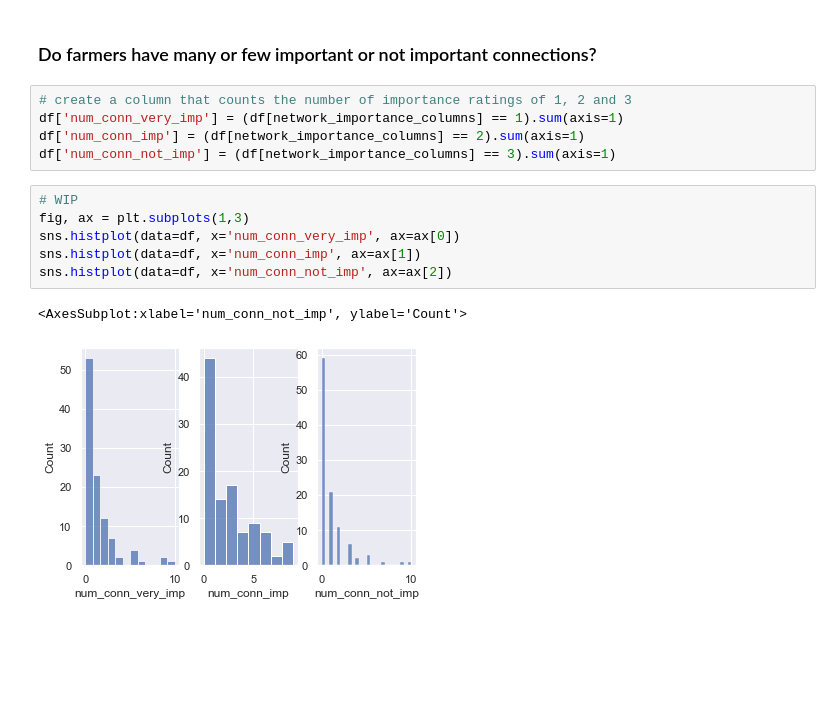
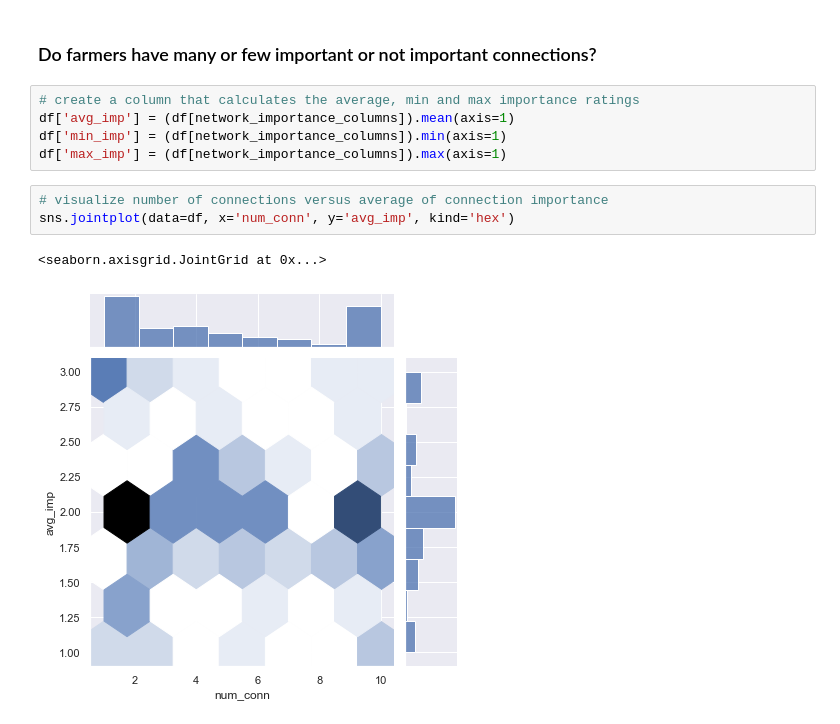
Before and after one commit to brooke-l-hawkins/Capstone-Climate-Mitigation, a Jupyter notebook: code/notebooks/05-blh-connection-visualizations.ipynb, the cells around one changed output. Saved outputs shown, nothing was run; the diff lists cells and outputs as text; blank space fills up the shorter version.

Commit message:
complete number vs. strength of connections vis

```diff
--- a/code/notebooks/05-blh-connection-visualizations.ipynb
+++ b/code/notebooks/05-blh-connection-visualizations.ipynb
@@ -81,16 +81,13 @@ There is a positive relationship here, but there's a range to completion times a
 # %% [markdown]
 ### Do farmers have many or few important or not important connections?
 # %%
-# create a column that counts the number of importance ratings of 1, 2 and 3
-df['num_conn_very_imp'] = (df[network_importance_columns] == 1).sum(axis=1)
-df['num_conn_imp'] = (df[network_importance_columns] == 2).sum(axis=1)
-df['num_conn_not_imp'] = (df[network_importance_columns] == 3).sum(axis=1)
+# create a column that calculates the average, min and max importance ratings
+df['avg_imp'] = (df[network_importance_columns]).mean(axis=1)
+df['min_imp'] = (df[network_importance_columns]).min(axis=1)
+df['max_imp'] = (df[network_importance_columns]).max(axis=1)
-# %%
-# WIP
-fig, ax = plt.subplots(1,3)
-sns.histplot(data=df, x='num_conn_very_imp', ax=ax[0])
-sns.histplot(data=df, x='num_conn_imp', ax=ax[1])
-sns.histplot(data=df, x='num_conn_not_imp', ax=ax[2])
-# %% [output]
-<AxesSubplot:xlabel='num_conn_not_imp', ylabel='Count'>
-[figure, removed]
+# %%
+# visualize number of connections versus average of connection importance
+sns.jointplot(data=df, x='num_conn', y='avg_imp', kind='hex')
+# %% [output]
+<seaborn.axisgrid.JointGrid at 0x...>
+[figure, added]
```
Also changed, not shown: parts of 7 cells of this notebook.
